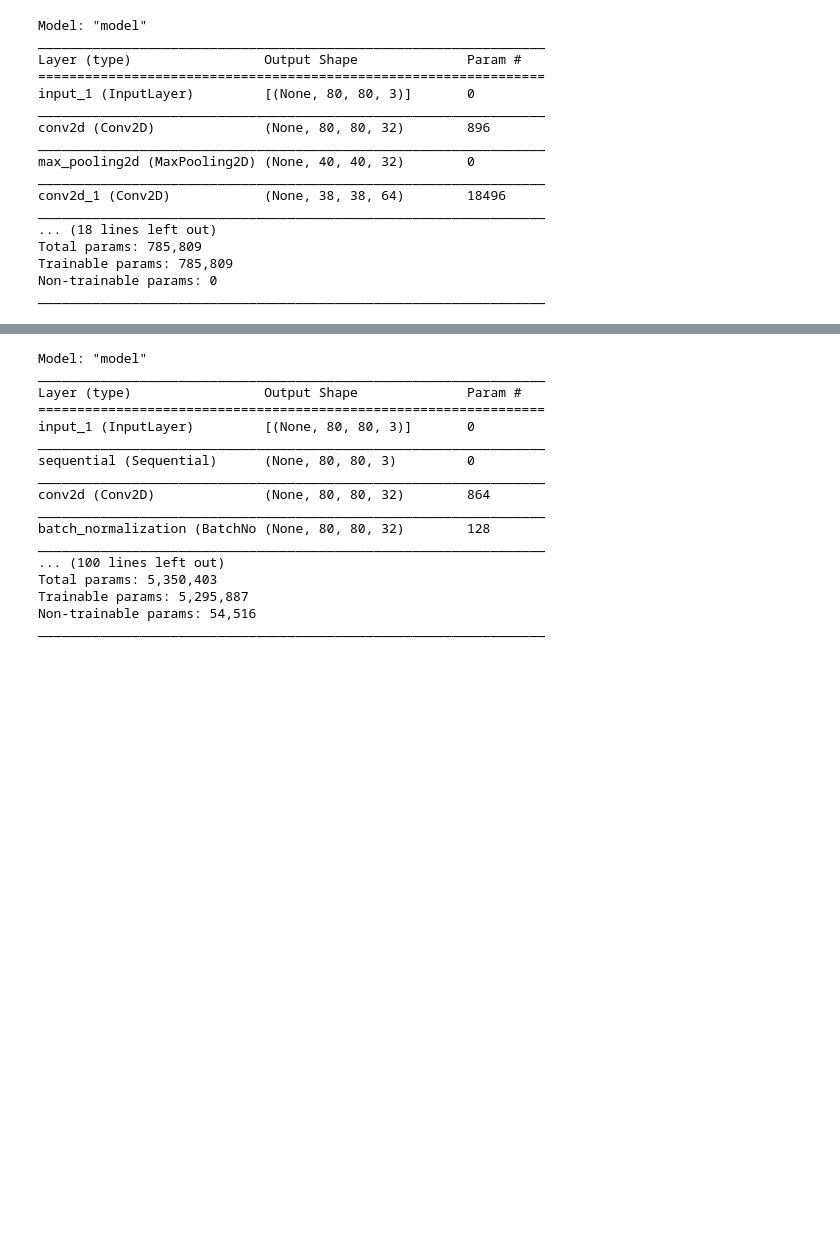
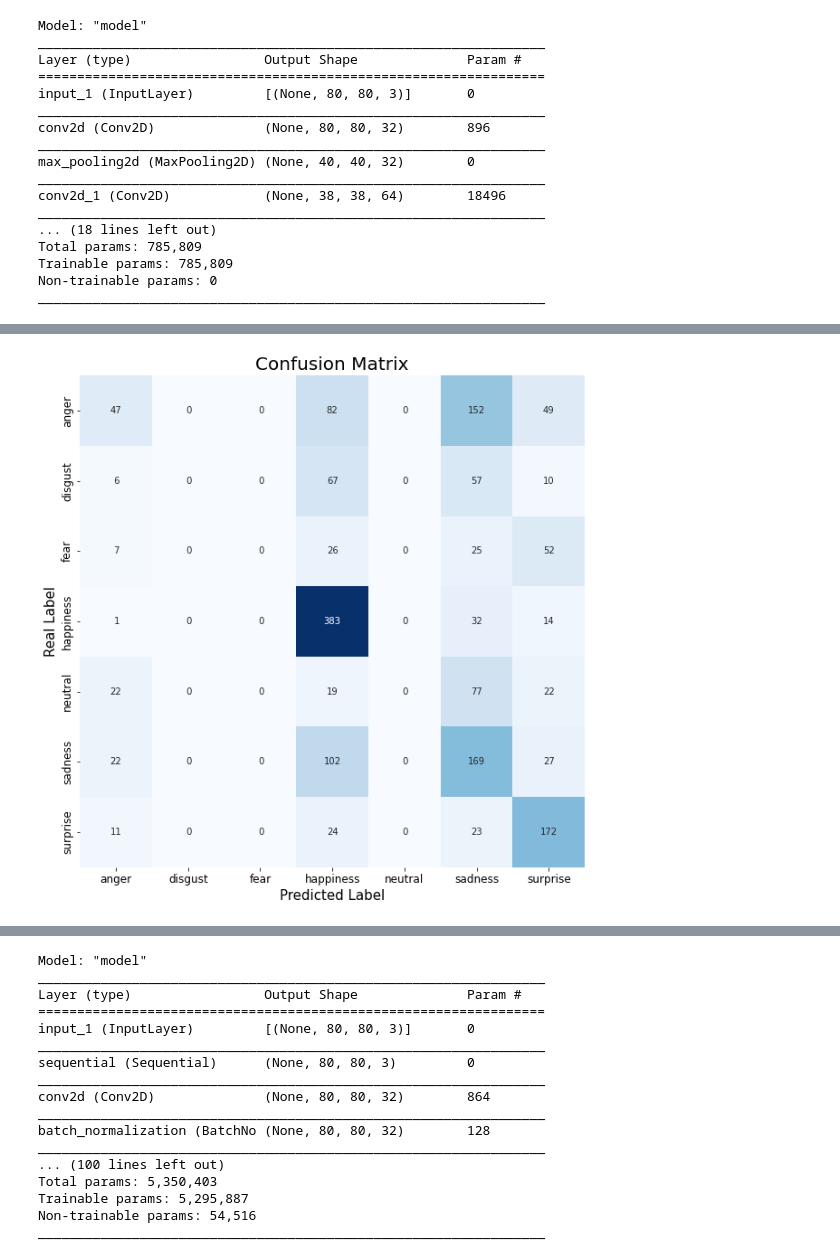
Before and after one commit to RafaelBranco21/AD_21_22_TP1_CNN, a Jupyter notebook: notebooks/AD_2122_CNN_V1_carlos.ipynb, the cells around one changed output, grey strips where cells are left out. Cells and saved outputs as stored; diff of their text form; code cells hidden in the pictures; blank space fills up the shorter version.

```diff
--- a/notebooks/AD_2122_CNN_V1_carlos.ipynb
+++ b/notebooks/AD_2122_CNN_V1_carlos.ipynb
@@ -145,0 +154,21 @@ Classes:  ['anger', 'disgust', 'fear', 'happiness', 'neutral', 'sadness', 'surpr
+# %%
+# Convert dataset to numpy
+def batch_dataset_to_numpy(ds):
+    in_data = []
+    out_data = []
+    for inp, out in ds:
+
+        array = inp.numpy()
+        for x in array:
+            in_data.append(x)
+
+        array = out.numpy()
+        for x in array:
+            out_data.append(x)
+
+    return in_data, out_data
+
+
+X_train, y_train = batch_dataset_to_numpy(train_ds)
+X_val, y_val = batch_dataset_to_numpy(val_ds)
+X_test, y_test = batch_dataset_to_numpy(test_ds)
@@ -258,0 +580,7 @@ model.evaluate(test_ds)
+# %%
+# y_pred are probs, we have to convert them to int
+y_pred = model.predict(test_ds)
+# %%
+cnf_matrix = plot_confusion_matrix(y_pred, y_test, class_names, return_m=True)
+# %% [output]
+[figure, added]
```
Also changed, not shown: parts of 49 cells of this notebook, 31 other files.
